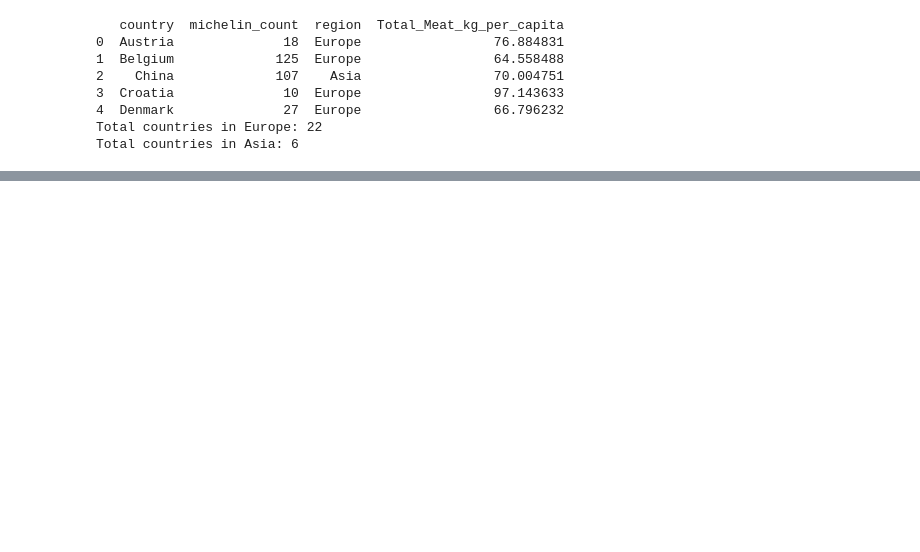
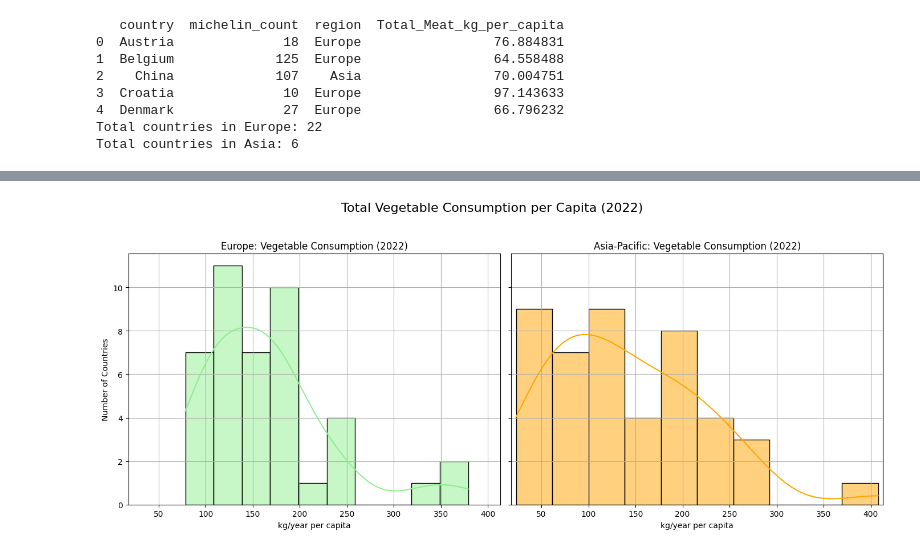
Before and after one commit to Tako870/tddm-ca, a Jupyter notebook: CA.ipynb, the cells around one changed output, grey strips where cells are left out. Drawn from its saved outputs; the diff is of its cells as text; code cells hidden in the pictures; blank space fills up the shorter version.

```diff
--- a/CA.ipynb
+++ b/CA.ipynb
@@ -317,0 +378,31 @@ Europe  157.659038   1.0   7.0  18.0  122.75  618.0
+# %%
+# Get shared x-axis limits
+min_x = min(veg_2022_eu['Vegetables'].min(), veg_2022_ap['Vegetables'].min())
+max_x = max(veg_2022_eu['Vegetables'].max(), veg_2022_ap['Vegetables'].max())
+xlim = (int(min_x) - 5, int(max_x) + 5)
+
+# Set up side-by-side plots
+fig, axs = plt.subplots(1, 2, figsize=(14, 6), sharey=True)
+
+# Europe histogram
+sns.histplot(veg_2022_eu['Vegetables'], color='lightgreen', kde=True, bins=10, ax=axs[0])
+axs[0].set_title('Europe: Vegetable Consumption (2022)')
+axs[0].set_xlabel('kg/year per capita')
+axs[0].set_ylabel('Number of Countries')
+axs[0].set_xlim(xlim)
+axs[0].grid(True)
+
+# Asia-Pacific histogram
+sns.histplot(veg_2022_ap['Vegetables'], color='orange', kde=True, bins=10, ax=axs[1])
+axs[1].set_title('Asia-Pacific: Vegetable Consumption (2022)')
+axs[1].set_xlabel('kg/year per capita')
+axs[1].set_ylabel('')
+axs[1].set_xlim(xlim)
+axs[1].grid(True)
+
+# Final layout tweaks
+fig.suptitle('Total Vegetable Consumption per Capita (2022)', fontsize=16)
+plt.tight_layout(rect=[0, 0, 1, 0.95])
+plt.show()
+# %% [output]
+[figure, added]
```
Also changed, not shown: parts of 11 cells of this notebook, 4 other files.
